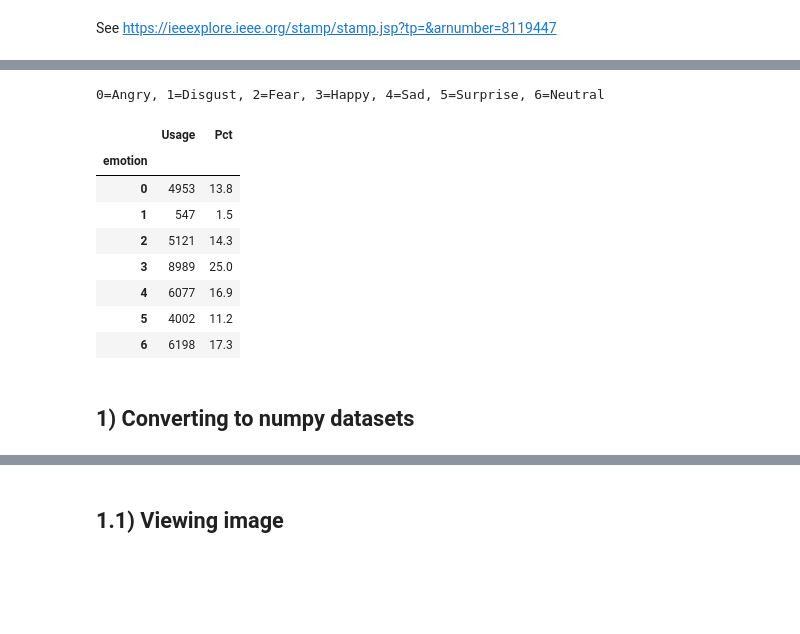
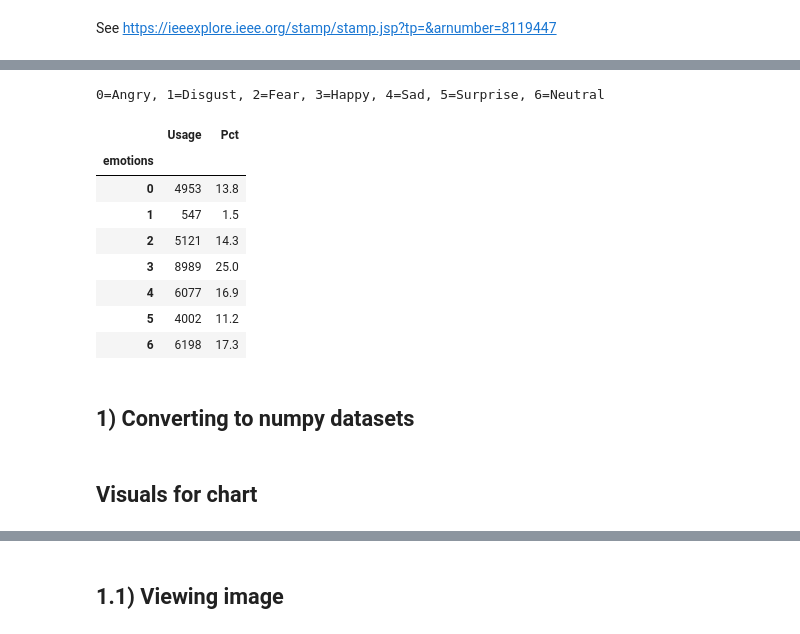
Before and after one commit to brenton72/Facial_Recognition, a Jupyter notebook: DeeperCNN.ipynb, the cells around one changed output, grey strips where cells are left out. Drawn from its saved outputs; the diff is of its cells as text; code cells hidden in the pictures; blank space fills up the shorter version.

```diff
--- a/DeeperCNN.ipynb
+++ b/DeeperCNN.ipynb
@@ -39,14 +39,14 @@ Training       28709
 # %%
 #Frequency of each label
 print('0=Angry, 1=Disgust, 2=Fear, 3=Happy, 4=Sad, 5=Surprise, 6=Neutral')
-table = data.groupby('emotion').count()[['Usage']]
+table = data.groupby('emotions').count()[['Usage']]
 table['Pct'] = table['Usage']/table['Usage'].sum()
 table['Pct'] = table['Pct'].map(lambda x: round(x, 3)*100)
 table
 # %% [output]
 0=Angry, 1=Disgust, 2=Fear, 3=Happy, 4=Sad, 5=Surprise, 6=Neutral
 |  | Usage | Pct |
-| emotion |  |  |
+| emotions |  |  |
 | 0 | 4953 | 13.8 |
 | 1 | 547 | 1.5 |
 | 2 | 5121 | 14.3 |
@@ -70,3 +70,5 @@ valid = data[data['Usage'] == 'PrivateTest']
 valid_X, valid_Y = convert_to_numpy(valid.values)
 test = data[data['Usage'] == 'PublicTest']
 test_X, test_Y = convert_to_numpy(test.values)
+# %% [markdown]
+## Visuals for chart
```
Also changed, not shown: parts of 21 cells of this notebook, 3 other files.
